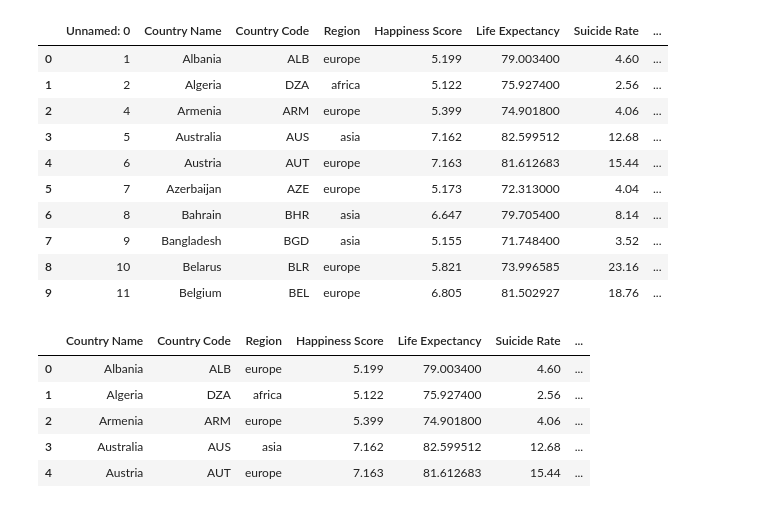
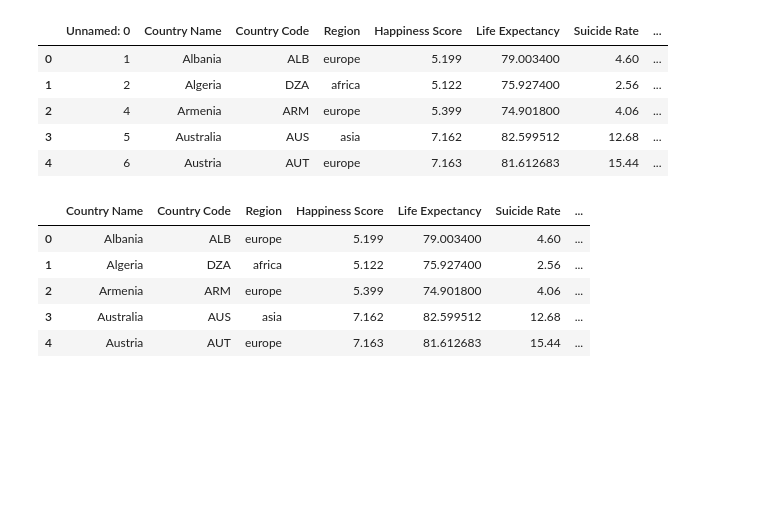
Before and after one commit to ashumskyy/data-dynamos-project-1, a Jupyter notebook: Big_country_ds.ipynb, the cells around one changed output. Drawn from its saved outputs; the diff is of its cells as text; code cells hidden in the pictures; blank space fills up the shorter version.

```diff
--- a/Big_country_ds.ipynb
+++ b/Big_country_ds.ipynb
@@ -17,23 +17,14 @@ from matplotlib.ticker import FormatStrFormatter
 # %%
 # Reading .csv files
 final_mean_df = pd.read_csv('Resources/final_combined_variables_world_happiness.csv')
-
-# Creating data frames
-countries_mean_df1 = pd.DataFrame(final_mean_df)
-countries_mean_df1.head(10)
-#countries_mean_df2.info()
+final_mean_df.head()
 # %% [output]
 |  | Unnamed: 0 | Country Name | Country Code | Region | Happiness Score | Life Expectancy | Suicide Rate | ... |
 | 0 | 1 | Albania | ALB | europe | 5.199 | 79.003400 | 4.60 | ... |
 | 1 | 2 | Algeria | DZA | africa | 5.122 | 75.927400 | 2.56 | ... |
 | 2 | 4 | Armenia | ARM | europe | 5.399 | 74.901800 | 4.06 | ... |
 | 3 | 5 | Australia | AUS | asia | 7.162 | 82.599512 | 12.68 | ... |
 | 4 | 6 | Austria | AUT | europe | 7.163 | 81.612683 | 15.44 | ... |
-| 5 | 7 | Azerbaijan | AZE | europe | 5.173 | 72.313000 | 4.04 | ... |
-| 6 | 8 | Bahrain | BHR | asia | 6.647 | 79.705400 | 8.14 | ... |
-| 7 | 9 | Bangladesh | BGD | asia | 5.155 | 71.748400 | 3.52 | ... |
-| 8 | 10 | Belarus | BLR | europe | 5.821 | 73.996585 | 23.16 | ... |
-| 9 | 11 | Belgium | BEL | europe | 6.805 | 81.502927 | 18.76 | ... |
 # %%
 # remove duplicated columns
 final_mean_df = final_mean_df.drop(columns=['Unnamed: 0'])
```
Also changed, not shown: 1 other file.
